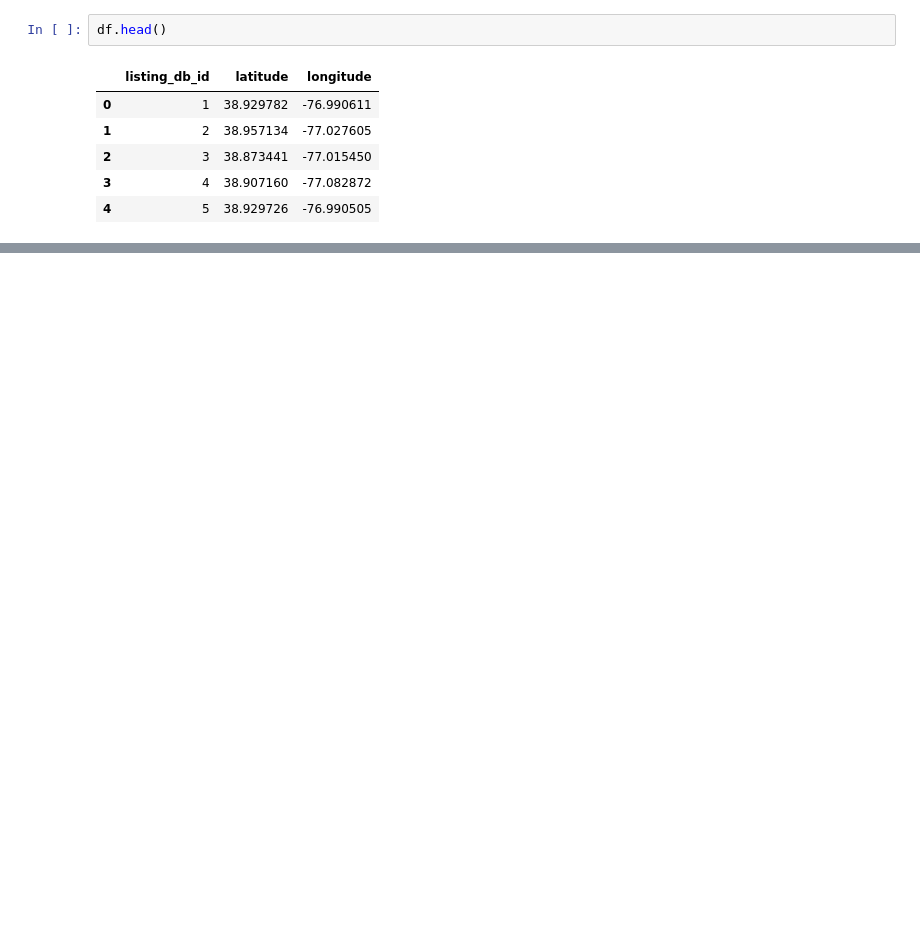
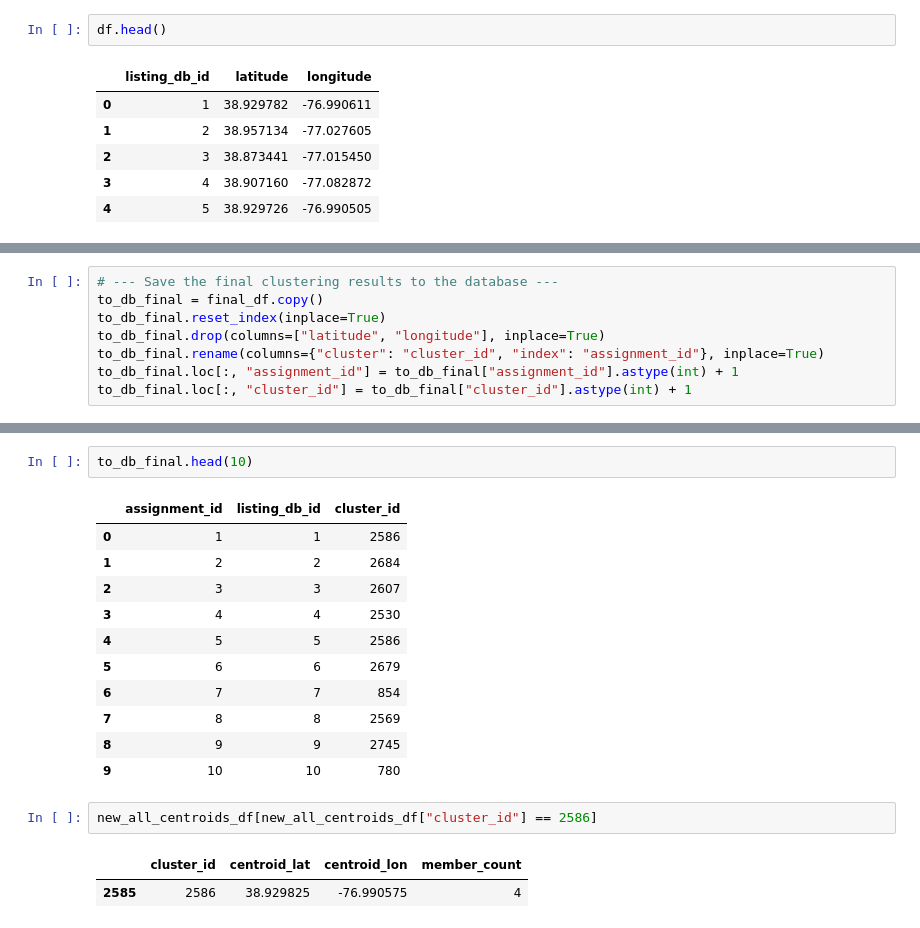
Before and after one commit to CS5614/CS5614_final, a Jupyter notebook: DBSCAN/clustering.ipynb, the cells around one changed output, grey strips where cells are left out. Saved outputs shown, nothing was run; the diff lists cells and outputs as text; blank space fills up the shorter version.

```diff
--- a/DBSCAN/clustering.ipynb
+++ b/DBSCAN/clustering.ipynb
@@ -239,0 +474,8 @@ df_noise.head()
+# %%
+# --- Save the final clustering results to the database ---
+to_db_final = final_df.copy()
+to_db_final.reset_index(inplace=True)
+to_db_final.drop(columns=["latitude", "longitude"], inplace=True)
+to_db_final.rename(columns={"cluster": "cluster_id", "index": "assignment_id"}, inplace=True)
+to_db_final.loc[:, "assignment_id"] = to_db_final["assignment_id"].astype(int) + 1
+to_db_final.loc[:, "cluster_id"] = to_db_final["cluster_id"].astype(int) + 1
@@ -239,0 +500,19 @@ df_noise.head()
+# %%
+to_db_final.head(10)
+# %% [output]
+|  | assignment_id | listing_db_id | cluster_id |
+| 0 | 1 | 1 | 2586 |
+| 1 | 2 | 2 | 2684 |
+| 2 | 3 | 3 | 2607 |
+| 3 | 4 | 4 | 2530 |
+| 4 | 5 | 5 | 2586 |
+| 5 | 6 | 6 | 2679 |
+| 6 | 7 | 7 | 854 |
+| 7 | 8 | 8 | 2569 |
+| 8 | 9 | 9 | 2745 |
+| 9 | 10 | 10 | 780 |
+# %%
+new_all_centroids_df[new_all_centroids_df["cluster_id"] == 2586]
+# %% [output]
+|  | cluster_id | centroid_lat | centroid_lon | member_count |
+| 2585 | 2586 | 38.929825 | -76.990575 | 4 |
```
Also changed, not shown: parts of 28 cells of this notebook, 5 other files.
